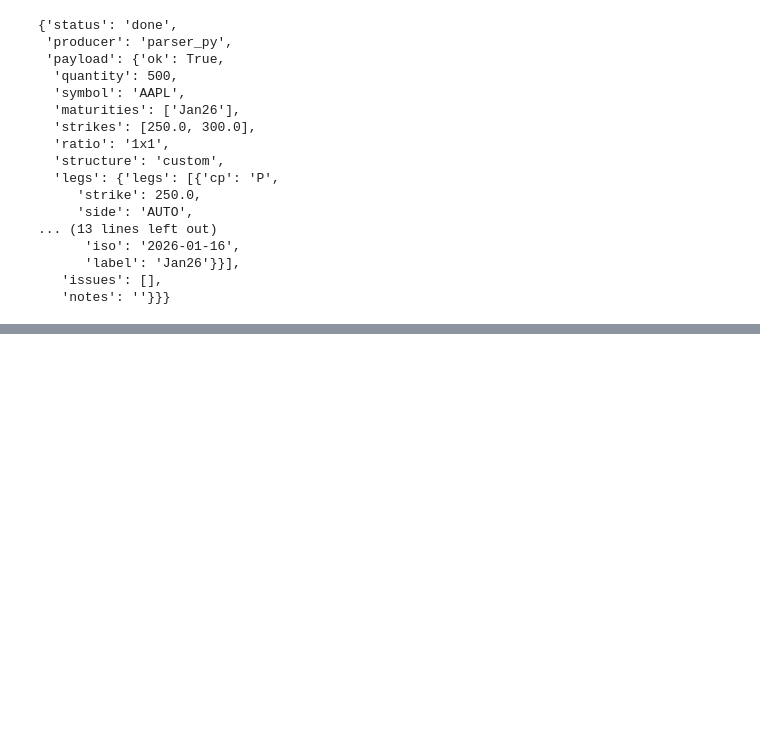
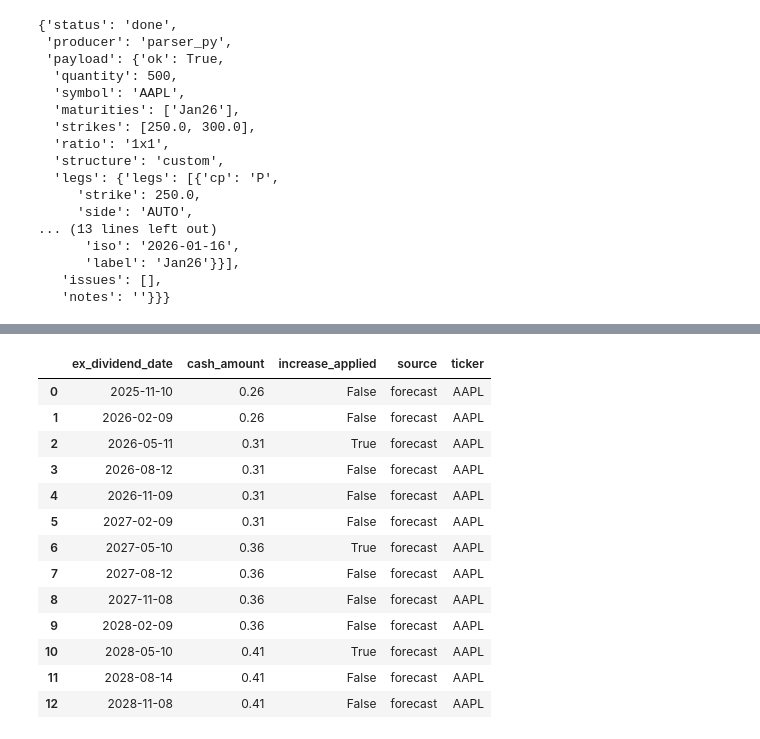
Before and after one commit to stirlitzzz/llm_option_app1, a Jupyter notebook: notebooks/bus_notebook.ipynb, the cells around one changed output, grey strips where cells are left out. Saved outputs shown, nothing was run; the diff lists cells and outputs as text; code cells hidden in the pictures; blank space fills up the shorter version.

```diff
--- a/notebooks/bus_notebook.ipynb
+++ b/notebooks/bus_notebook.ipynb
@@ -300,3 +279,8 @@ requested_legs = [
 out = collect_market_and_resolve("AAPL", "2025-10-07", requested_legs, getMarketData)
 out["ok"], out["issues"], out["dataset"][:2]
 chain_df = out["chain_ref"]   # for smiles/term-structure charts
+# %%
+from market_data_loader import init_ivol_options_client, collect_market_and_resolve
+
+getMarketData = init_ivol_options_client()
+out = collect_market_and_resolve("AAPL", "2025-10-07", requested_legs, getMarketData)
@@ -374,0 +620,18 @@ bus_get("spec", 'AAPL-Jan26-custom')
+# %%
+fc=forecast_dividends_from_history_rolling(df)
+fc
+# %% [output]
+|  | ex_dividend_date | cash_amount | increase_applied | source | ticker |
+| 0 | 2025-11-10 | 0.26 | False | forecast | AAPL |
+| 1 | 2026-02-09 | 0.26 | False | forecast | AAPL |
+| 2 | 2026-05-11 | 0.31 | True | forecast | AAPL |
+| 3 | 2026-08-12 | 0.31 | False | forecast | AAPL |
+| 4 | 2026-11-09 | 0.31 | False | forecast | AAPL |
+| 5 | 2027-02-09 | 0.31 | False | forecast | AAPL |
+| 6 | 2027-05-10 | 0.36 | True | forecast | AAPL |
+| 7 | 2027-08-12 | 0.36 | False | forecast | AAPL |
+| 8 | 2027-11-08 | 0.36 | False | forecast | AAPL |
+| 9 | 2028-02-09 | 0.36 | False | forecast | AAPL |
+| 10 | 2028-05-10 | 0.41 | True | forecast | AAPL |
+| 11 | 2028-08-14 | 0.41 | False | forecast | AAPL |
+| 12 | 2028-11-08 | 0.41 | False | forecast | AAPL |
```
Also changed, not shown: parts of 19 cells of this notebook, 9 other files.
